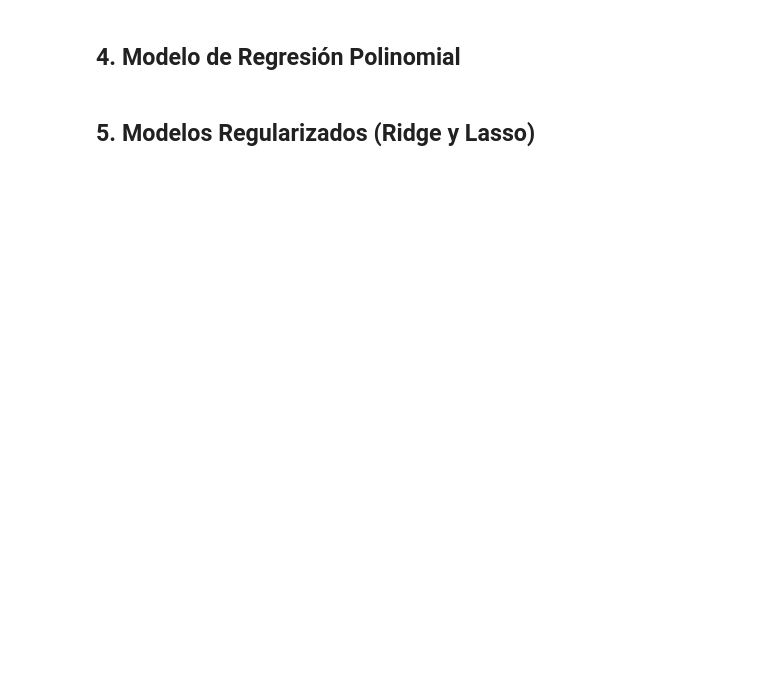
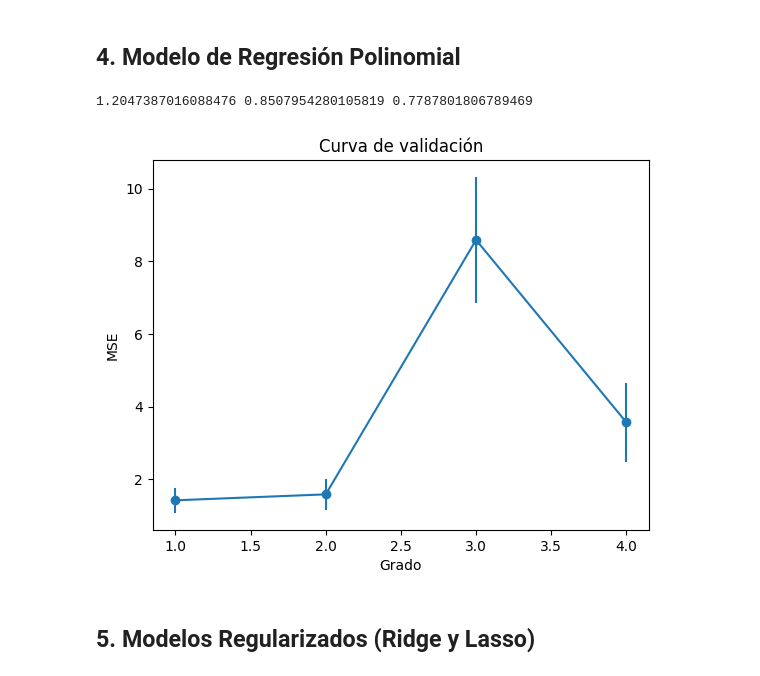
Before and after one commit to ISIS-2611-AprendizajeMaquina/MaterialDeClase-ISIS-2611, a Jupyter notebook: Laboratorios/L1 Regresion Lineal/data/Laboratorio_2_Plantilla_ISIS2611.ipynb, the cells around one changed output. Drawn from its saved outputs; the diff is of its cells as text; code cells hidden in the pictures; blank space fills up the shorter version.

```diff
--- a/Laboratorios/L1 Regresion Lineal/data/Laboratorio_2_Plantilla_ISIS2611.ipynb
+++ b/Laboratorios/L1 Regresion Lineal/data/Laboratorio_2_Plantilla_ISIS2611.ipynb
@@ -43,0 +122,3 @@ FileNotFoundError: [Errno 2] No such file or directory: 'dataset_limpio.csv'
+# %%
+X = df.drop(columns=["CVD Risk Score"])
+y = df["CVD Risk Score"]
@@ -44,4 +364,66 @@ FileNotFoundError: [Errno 2] No such file or directory: 'dataset_limpio.csv'
 # %% [markdown]
 ## 4. Modelo de Regresión Polinomial
+# %%
+from sklearn.pipeline import Pipeline
+from sklearn.preprocessing import PolynomialFeatures, StandardScaler
+from sklearn.linear_model import LinearRegression
+from sklearn.model_selection import GridSearchCV, train_test_split
+from sklearn.metrics import mean_squared_error, r2_score, mean_absolute_error
+import numpy as np
+
+X_train, X_test, y_train, y_test = train_test_split(X, y, test_size=0.3, random_state=42)
+
+pipe_poly = Pipeline([
+    ("scaler", StandardScaler()),
+    ("poly", PolynomialFeatures()),
+    ("model", LinearRegression())
+])
+
+param_grid_poly = {
+    "poly__degree": [1,2,3,4,5]
+}
+
+grid_poly = GridSearchCV(pipe_poly, param_grid_poly, cv=10, scoring="neg_mean_squared_error")
+grid_poly.fit(X_train, y_train)
+
+best_poly = grid_poly.best_estimator_
+
+y_pred = best_poly.predict(X_test)
+
+rmse_poly = np.sqrt(mean_squared_error(y_test, y_pred))
+mae_poly = mean_absolute_error(y_test, y_pred)
+r2_poly = r2_score(y_test, y_pred)
+
+print(rmse_poly, mae_poly, r2_poly)
+# %% [output]
+1.2047387016088476 0.8507954280105819 0.7787801806789469
+# %%
+degrees = range(1,5)
+means = []
+stds = []
+
+from sklearn.model_selection import cross_val_score
+
+for d in degrees:
+    pipe = Pipeline([
+        ("scaler", StandardScaler()),
+        ("poly", PolynomialFeatures(degree=d)),
+        ("model", LinearRegression())
+    ])
+
+    scores = cross_val_score(pipe, X_train, y_train, cv=10, scoring="neg_mean_squared_error")
+    scores = -scores
+    means.append(scores.mean())
+    stds.append(scores.std())
+# %%
+import matplotlib.pyplot as plt
+
+plt.errorbar(degrees, means, yerr=stds, marker="o")
+plt.title("Curva de validación")
+plt.xlabel("Grado")
+plt.ylabel("MSE")
+plt.show()
+# %% [output]
+[figure, added]
 # %% [markdown]
 ## 5. Modelos Regularizados (Ridge y Lasso)
```
Also changed, not shown: parts of 10 cells of this notebook, 1 other file.
